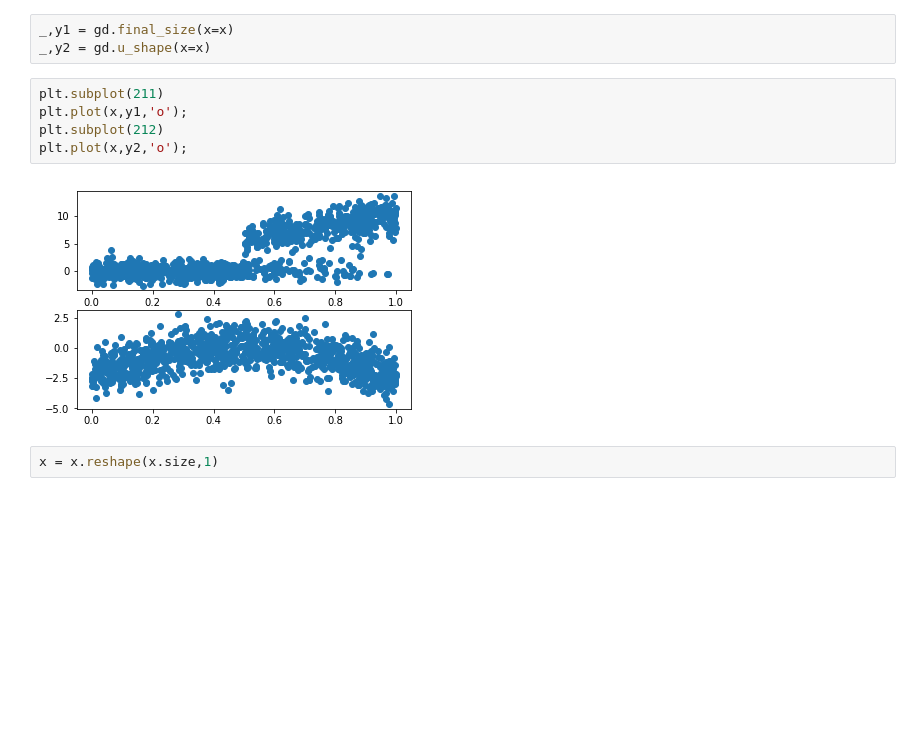
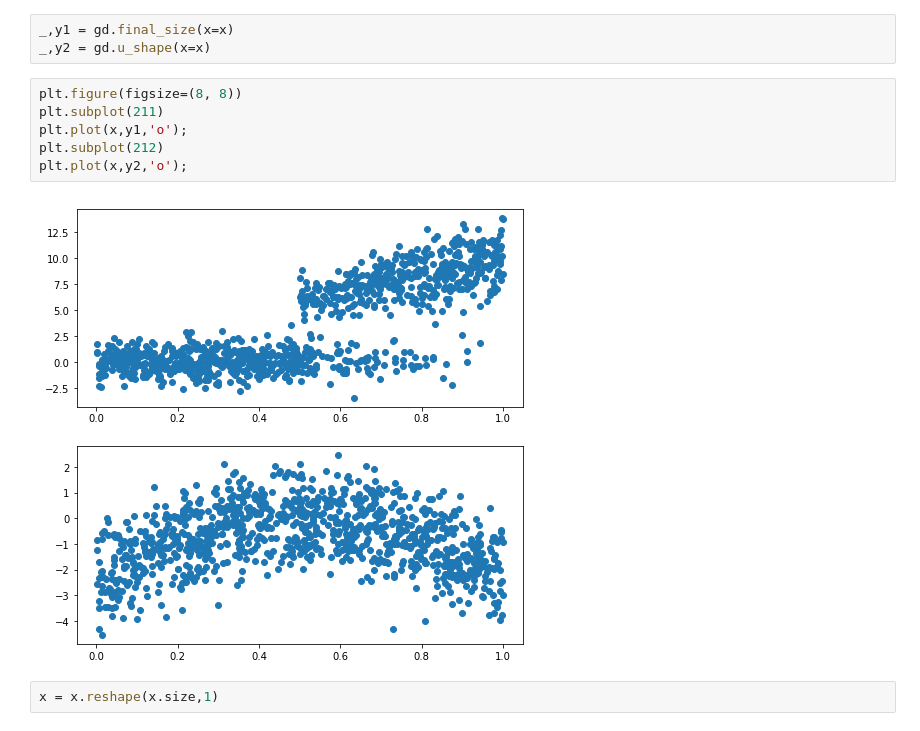
Before and after one commit to QCaudron/pydra, a Jupyter notebook: notebooks/one_input_to_two_output_example.ipynb, the cells around one changed output. Drawn from its saved outputs; the diff is of its cells as text; blank space fills up the shorter version.

```diff
--- a/notebooks/one_input_to_two_output_example.ipynb
+++ b/notebooks/one_input_to_two_output_example.ipynb
@@ -52,12 +51,13 @@ x = np.random.uniform(0,1,1000)
 _,y1 = gd.final_size(x=x)
 _,y2 = gd.u_shape(x=x)
 # %%
+plt.figure(figsize=(8, 8))
 plt.subplot(211)
 plt.plot(x,y1,'o');
 plt.subplot(212)
 plt.plot(x,y2,'o');
 # %% [output]
-[figure, old version]
+[figure, new version]
 # %%
 x = x.reshape(x.size,1)
 # %%
```
Also changed, not shown: parts of 7 cells of this notebook, 11 other files.
